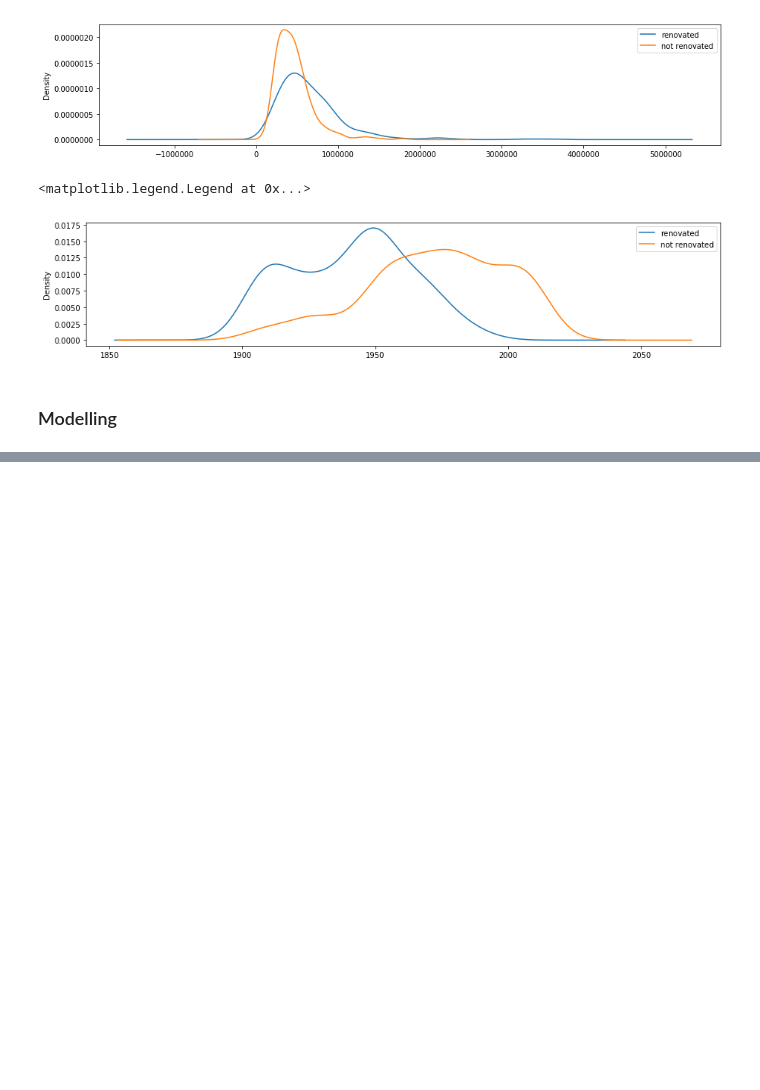
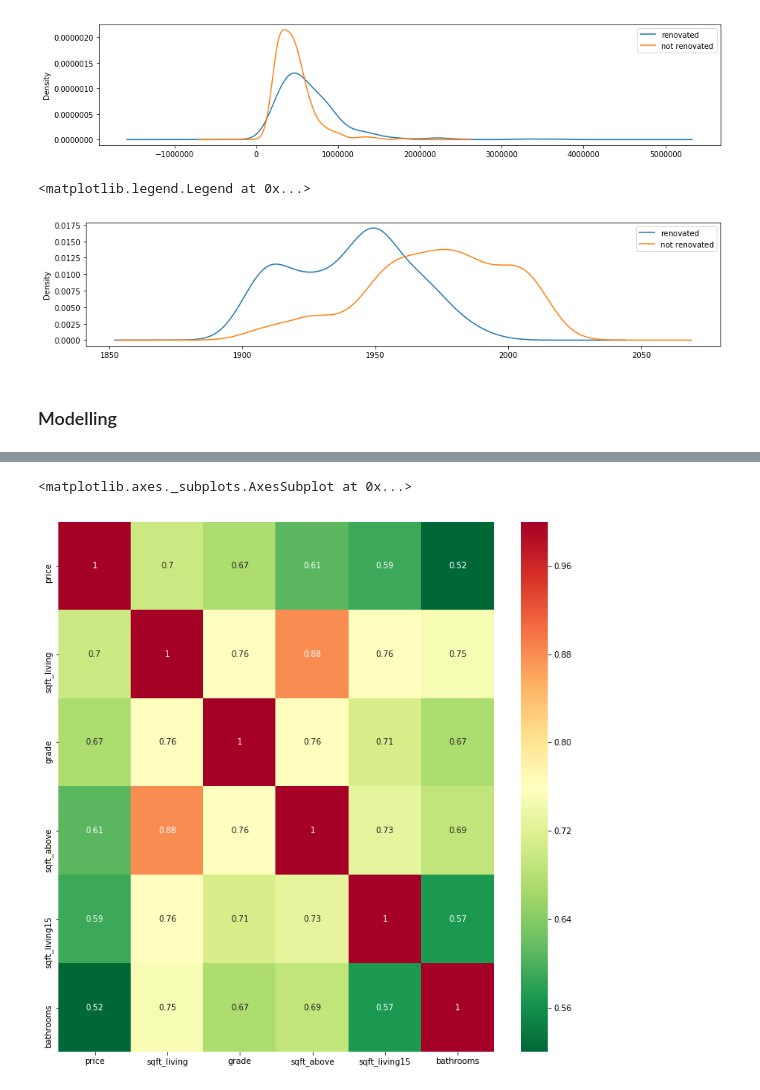
Before and after one commit to inesa-lisnic/flatiron-mod_1, a Jupyter notebook: data_cleaning.ipynb, the cells around one changed output, grey strips where cells are left out. Cells and saved outputs as stored; diff of their text form; code cells hidden in the pictures; blank space fills up the shorter version.

```diff
--- a/data_cleaning.ipynb
+++ b/data_cleaning.ipynb
@@ -828,0 +420,3 @@ df.drop(impossible_floors.index, axis = 0, inplace = True)
+# %%
+df['log_price'] = (df['log_price'] - df['log_price'].min()) / (df['log_price'].max() - df['log_price'].min())
+#scaling log_price using min-max scaling
@@ -828,0 +427,9 @@ df.drop(impossible_floors.index, axis = 0, inplace = True)
+# %%
+import seaborn as sns
+plt.figure(figsize = (12,12))
+sns.heatmap(round(df[['price', 'sqft_living', 'grade', 'sqft_above', 'sqft_living15', 'bathrooms']].corr(), 2), annot = True, cmap='RdYlGn_r')
+#inspecting correlations with reponse and any colinearity between predictors
+#predictors appear to be highly correlated with each other
+# %% [output]
+<matplotlib.axes._subplots.AxesSubplot at 0x...>
+[figure, added]
```
Also changed, not shown: parts of 79 cells of this notebook.
